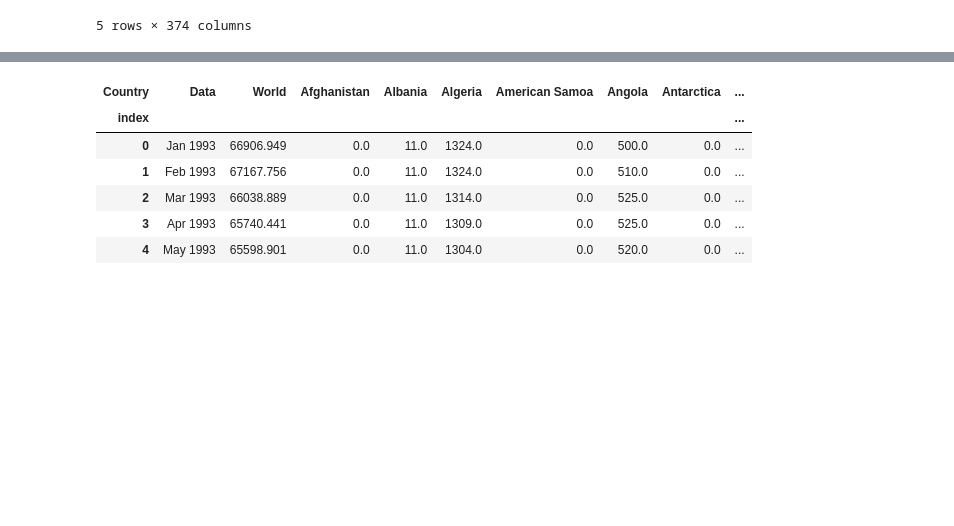
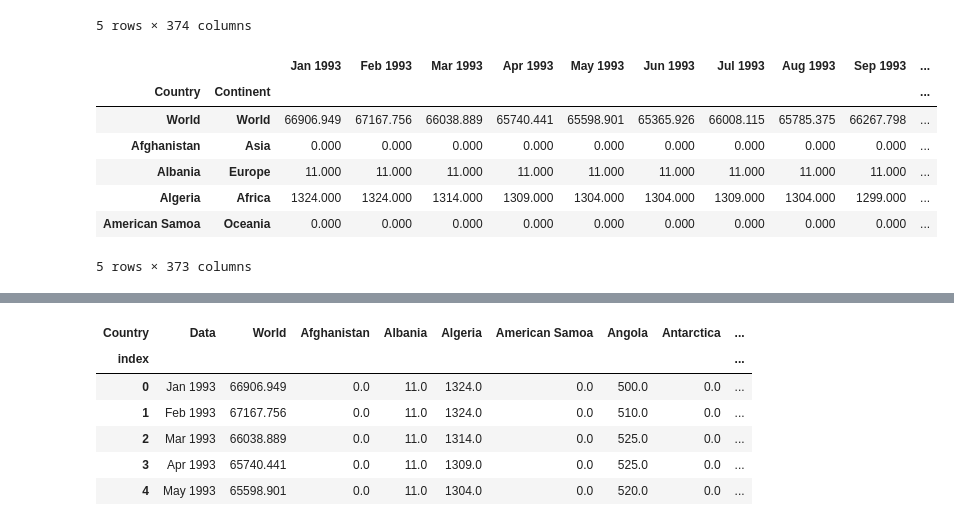
Before and after one commit to Zoneti/fiap-postech-tech-challenge4, a Jupyter notebook: TC4_Grupo44.ipynb, the cells around one changed output, grey strips where cells are left out. Saved outputs shown, nothing was run; the diff lists cells and outputs as text; code cells hidden in the pictures; blank space fills up the shorter version.

```diff
--- a/TC4_Grupo44.ipynb
+++ b/TC4_Grupo44.ipynb
@@ -338,3 +345,15 @@ df_producao_petroleo.head()
 | Algeria | 1324.000 | 1324.000 | 1314.000 | 1309.000 | 1304.000 | 1304.000 | 1309.000 | 1304.000 | 1299.000 | 1299.000 | ... |
 | American Samoa | 0.000 | 0.000 | 0.000 | 0.000 | 0.000 | 0.000 | 0.000 | 0.000 | 0.000 | 0.000 | ... |
 5 rows × 374 columns
+# %%
+df_producao_petroleo.set_index(['Continent'], append=True, inplace=True)
+df_producao_petroleo.head()
+# %% [output]
+|  |  | Jan 1993 | Feb 1993 | Mar 1993 | Apr 1993 | May 1993 | Jun 1993 | Jul 1993 | Aug 1993 | Sep 1993 | ... |
+| Country | Continent |  |  |  |  |  |  |  |  |  | ... |
+| World | World | 66906.949 | 67167.756 | 66038.889 | 65740.441 | 65598.901 | 65365.926 | 66008.115 | 65785.375 | 66267.798 | ... |
+| Afghanistan | Asia | 0.000 | 0.000 | 0.000 | 0.000 | 0.000 | 0.000 | 0.000 | 0.000 | 0.000 | ... |
+| Albania | Europe | 11.000 | 11.000 | 11.000 | 11.000 | 11.000 | 11.000 | 11.000 | 11.000 | 11.000 | ... |
+| Algeria | Africa | 1324.000 | 1324.000 | 1314.000 | 1309.000 | 1304.000 | 1304.000 | 1309.000 | 1304.000 | 1299.000 | ... |
+| American Samoa | Oceania | 0.000 | 0.000 | 0.000 | 0.000 | 0.000 | 0.000 | 0.000 | 0.000 | 0.000 | ... |
+5 rows × 373 columns
```
Also changed, not shown: parts of 15 cells of this notebook.
